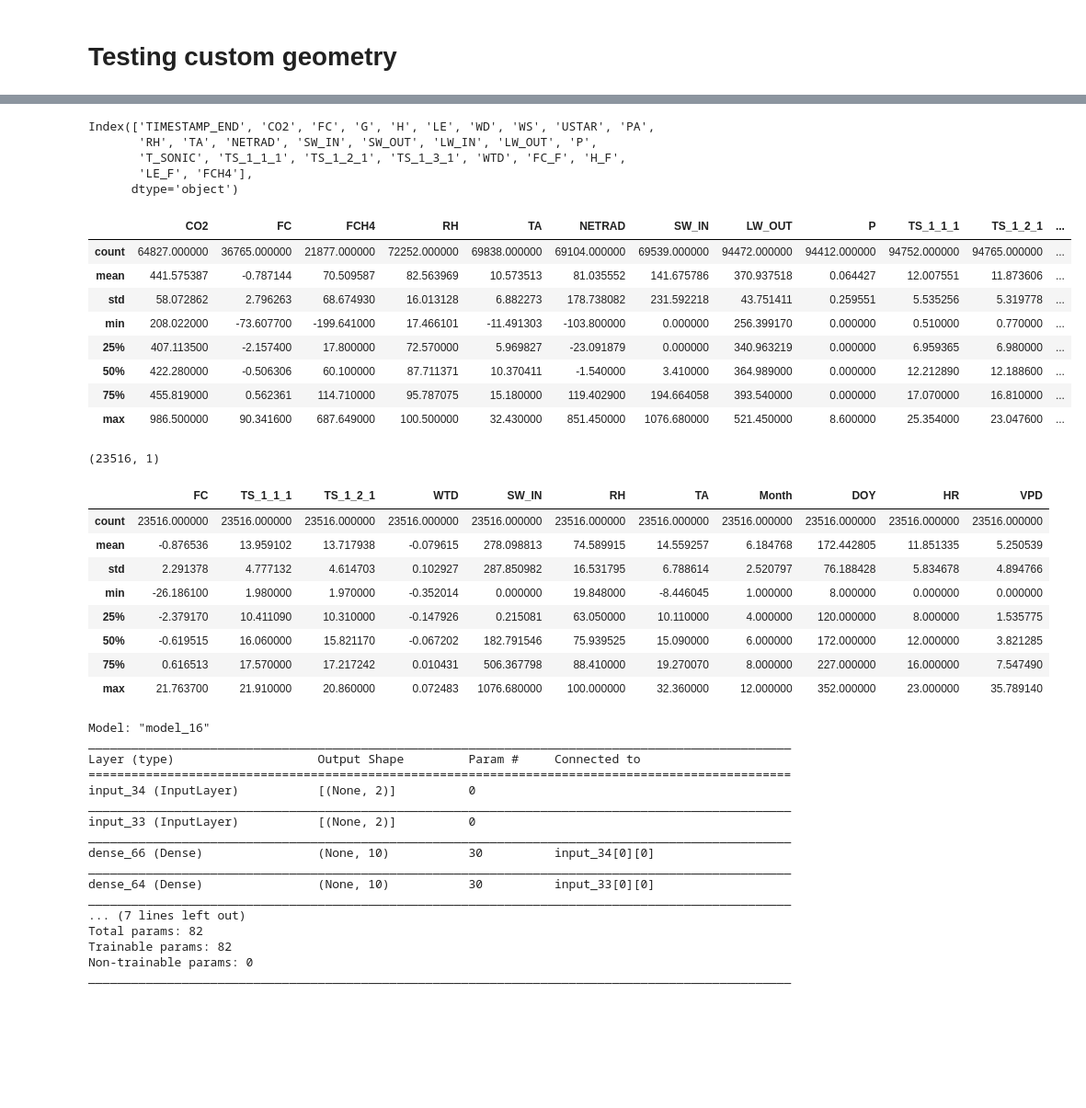
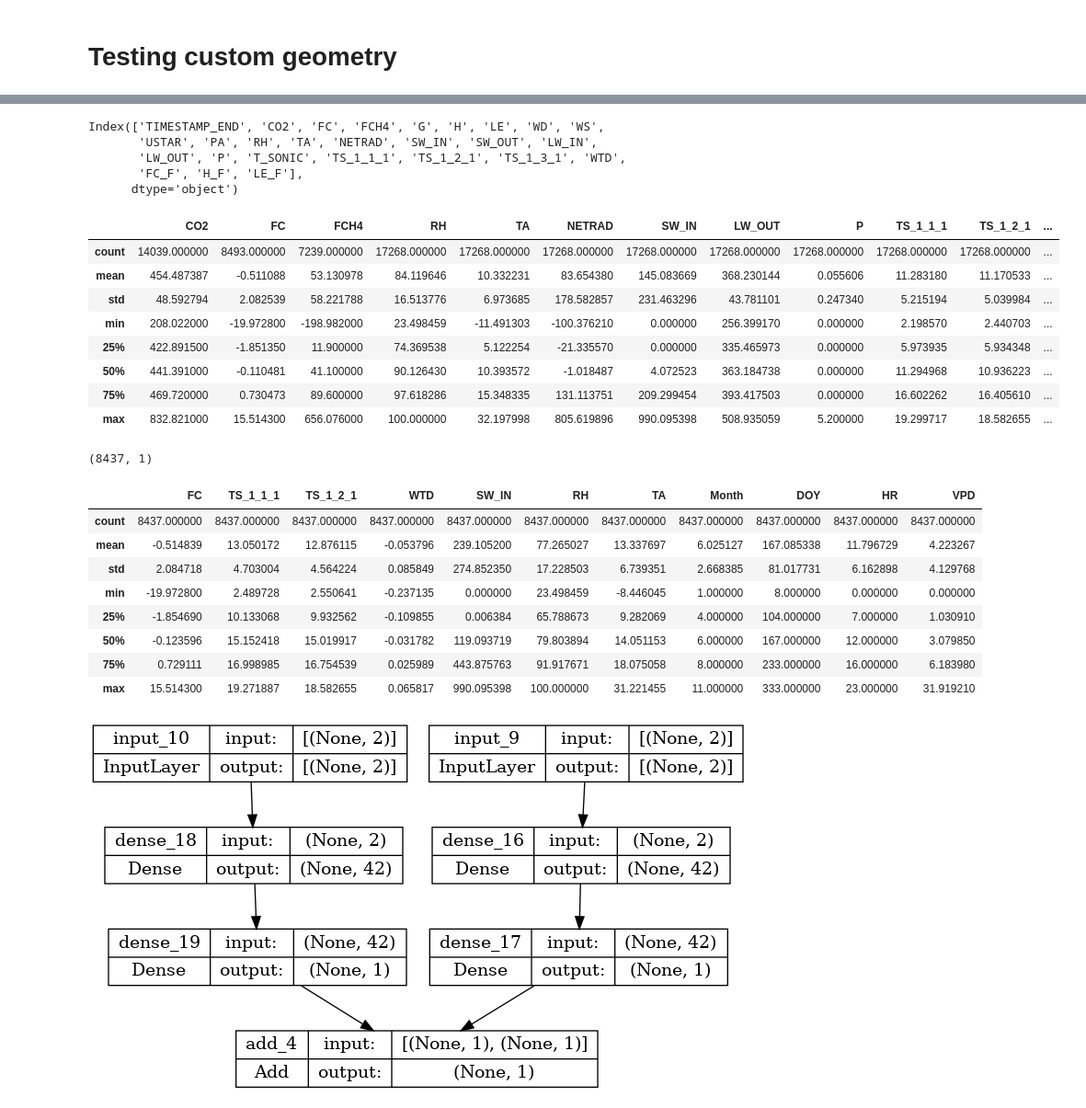
Before and after one commit to June-Skeeter/ML_Scripts, a Jupyter notebook: NN_Custom_Geometry.ipynb, the cells around one changed output, grey strips where cells are left out. Shown at 92% size. Drawn from its saved outputs; the diff is of its cells as text; code cells hidden in the pictures; blank space fills up the shorter version.

```diff
--- a/NN_Custom_Geometry.ipynb
+++ b/NN_Custom_Geometry.ipynb
@@ -10,42 +12,43 @@ from sklearn import metrics
 # %%
-for i in range(14,20):
+Start,End = 19,20
+for i in range(Start,End):
     i1,i2=str(i),str(i+1)
     if i < 18:
         V2 = '_V2'
     else:
         V2 = ''
     root_url = f"Data/CA-DBB_HH_20{i1}01010000_20{i2}01010000{V2}.csv"
     df = pd.read_csv(root_url,parse_dates=['TIMESTAMP_START'],na_values=-9999)
     df = df.set_index('TIMESTAMP_START')
-    if i == 14:
+    if i == Start:
         Data = df.copy()
     else:
         Data = pd.concat(
             [Data,df]
         )
 
 
 print(Data.columns)
 Data[['CO2', 'FC', 'FCH4', 'RH', 'TA', 'NETRAD', 'SW_IN', 'LW_OUT',
     'P', 'TS_1_1_1', 'TS_1_2_1', 'TS_1_3_1', 'WTD',
        ]].describe()
 # print(Data.loc[Data['USTAR']>.1,['FC','USTAR']].dropna().describe())
 # Data[['FC','USTAR']].dropna().describe()
 # %% [output]
-Index(['TIMESTAMP_END', 'CO2', 'FC', 'G', 'H', 'LE', 'WD', 'WS', 'USTAR', 'PA',
-       'RH', 'TA', 'NETRAD', 'SW_IN', 'SW_OUT', 'LW_IN', 'LW_OUT', 'P',
-       'T_SONIC', 'TS_1_1_1', 'TS_1_2_1', 'TS_1_3_1', 'WTD', 'FC_F', 'H_F',
-       'LE_F', 'FCH4'],
+Index(['TIMESTAMP_END', 'CO2', 'FC', 'FCH4', 'G', 'H', 'LE', 'WD', 'WS',
+       'USTAR', 'PA', 'RH', 'TA', 'NETRAD', 'SW_IN', 'SW_OUT', 'LW_IN',
+       'LW_OUT', 'P', 'T_SONIC', 'TS_1_1_1', 'TS_1_2_1', 'TS_1_3_1', 'WTD',
+       'FC_F', 'H_F', 'LE_F'],
       dtype='object')
 |  | CO2 | FC | FCH4 | RH | TA | NETRAD | SW_IN | LW_OUT | P | TS_1_1_1 | TS_1_2_1 | ... |
-| count | 64827.000000 | 36765.000000 | 21877.000000 | 72252.000000 | 69838.000000 | 69104.000000 | 69539.000000 | 94472.000000 | 94412.000000 | 94752.000000 | 94765.000000 | ... |
-| mean | 441.575387 | -0.787144 | 70.509587 | 82.563969 | 10.573513 | 81.035552 | 141.675786 | 370.937518 | 0.064427 | 12.007551 | 11.873606 | ... |
-| std | 58.072862 | 2.796263 | 68.674930 | 16.013128 | 6.882273 | 178.738082 | 231.592218 | 43.751411 | 0.259551 | 5.535256 | 5.319778 | ... |
-| min | 208.022000 | -73.607700 | -199.641000 | 17.466101 | -11.491303 | -103.800000 | 0.000000 | 256.399170 | 0.000000 | 0.510000 | 0.770000 | ... |
-| 25% | 407.113500 | -2.157400 | 17.800000 | 72.570000 | 5.969827 | -23.091879 | 0.000000 | 340.963219 | 0.000000 | 6.959365 | 6.980000 | ... |
-| 50% | 422.280000 | -0.506306 | 60.100000 | 87.711371 | 10.370411 | -1.540000 | 3.410000 | 364.989000 | 0.000000 | 12.212890 | 12.188600 | ... |
-| 75% | 455.819000 | 0.562361 | 114.710000 | 95.787075 | 15.180000 | 119.402900 | 194.664058 | 393.540000 | 0.000000 | 17.070000 | 16.810000 | ... |
-| max | 986.500000 | 90.341600 | 687.649000 | 100.500000 | 32.430000 | 851.450000 | 1076.680000 | 521.450000 | 8.600000 | 25.354000 | 23.047600 | ... |
+| count | 14039.000000 | 8493.000000 | 7239.000000 | 17268.000000 | 17268.000000 | 17268.000000 | 17268.000000 | 17268.000000 | 17268.000000 | 17268.000000 | 17268.000000 | ... |
+| mean | 454.487387 | -0.511088 | 53.130978 | 84.119646 | 10.332231 | 83.654380 | 145.083669 | 368.230144 | 0.055606 | 11.283180 | 11.170533 | ... |
+| std | 48.592794 | 2.082539 | 58.221788 | 16.513776 | 6.973685 | 178.582857 | 231.463296 | 43.781101 | 0.247340 | 5.215194 | 5.039984 | ... |
+| min | 208.022000 | -19.972800 | -198.982000 | 23.498459 | -11.491303 | -100.376210 | 0.000000 | 256.399170 | 0.000000 | 2.198570 | 2.440703 | ... |
+| 25% | 422.891500 | -1.851350 | 11.900000 | 74.369538 | 5.122254 | -21.335570 | 0.000000 | 335.465973 | 0.000000 | 5.973935 | 5.934348 | ... |
+| 50% | 441.391000 | -0.110481 | 41.100000 | 90.126430 | 10.393572 | -1.018487 | 4.072523 | 363.184738 | 0.000000 | 11.294968 | 10.936223 | ... |
+| 75% | 469.720000 | 0.730473 | 89.600000 | 97.618286 | 15.348335 | 131.113751 | 209.299454 | 393.417503 | 0.000000 | 16.602262 | 16.405610 | ... |
+| max | 832.821000 | 15.514300 | 656.076000 | 100.000000 | 32.197998 | 805.619896 | 990.095398 | 508.935059 | 5.200000 | 19.299717 | 18.582655 | ... |
 # %%
 def Calc_VPD(TA, RH):
     # Calculate vapour pressure (hPa)
@@ -71,16 +74,16 @@ y_train_NEE = Training_Data[['FC']].values
 print(y_train_NEE.shape)
 Training_Data.describe()
 # %% [output]
-(23516, 1)
+(8437, 1)
 |  | FC | TS_1_1_1 | TS_1_2_1 | WTD | SW_IN | RH | TA | Month | DOY | HR | VPD |
-| count | 23516.000000 | 23516.000000 | 23516.000000 | 23516.000000 | 23516.000000 | 23516.000000 | 23516.000000 | 23516.000000 | 23516.000000 | 23516.000000 | 23516.000000 |
-| mean | -0.876536 | 13.959102 | 13.717938 | -0.079615 | 278.098813 | 74.589915 | 14.559257 | 6.184768 | 172.442805 | 11.851335 | 5.250539 |
-| std | 2.291378 | 4.777132 | 4.614703 | 0.102927 | 287.850982 | 16.531795 | 6.788614 | 2.520797 | 76.188428 | 5.834678 | 4.894766 |
-| min | -26.186100 | 1.980000 | 1.970000 | -0.352014 | 0.000000 | 19.848000 | -8.446045 | 1.000000 | 8.000000 | 0.000000 | 0.000000 |
-| 25% | -2.379170 | 10.411090 | 10.310000 | -0.147926 | 0.215081 | 63.050000 | 10.110000 | 4.000000 | 120.000000 | 8.000000 | 1.535775 |
-| 50% | -0.619515 | 16.060000 | 15.821170 | -0.067202 | 182.791546 | 75.939525 | 15.090000 | 6.000000 | 172.000000 | 12.000000 | 3.821285 |
-| 75% | 0.616513 | 17.570000 | 17.217242 | 0.010431 | 506.367798 | 88.410000 | 19.270070 | 8.000000 | 227.000000 | 16.000000 | 7.547490 |
-| max | 21.763700 | 21.910000 | 20.860000 | 0.072483 | 1076.680000 | 100.000000 | 32.360000 | 12.000000 | 352.000000 | 23.000000 | 35.789140 |
+| count | 8437.000000 | 8437.000000 | 8437.000000 | 8437.000000 | 8437.000000 | 8437.000000 | 8437.000000 | 8437.000000 | 8437.000000 | 8437.000000 | 8437.000000 |
+| mean | -0.514839 | 13.050172 | 12.876115 | -0.053796 | 239.105200 | 77.265027 | 13.337697 | 6.025127 | 167.085338 | 11.796729 | 4.223267 |
+| std | 2.084718 | 4.703004 | 4.564224 | 0.085849 | 274.852350 | 17.228503 | 6.739351 | 2.668385 | 81.017731 | 6.162898 | 4.129768 |
+| min | -19.972800 | 2.489728 | 2.550641 | -0.237135 | 0.000000 | 23.498459 | -8.446045 | 1.000000 | 8.000000 | 0.000000 | 0.000000 |
+| 25% | -1.854690 | 10.133068 | 9.932562 | -0.109855 | 0.006384 | 65.788673 | 9.282069 | 4.000000 | 104.000000 | 7.000000 | 1.030910 |
+| 50% | -0.123596 | 15.152418 | 15.019917 | -0.031782 | 119.093719 | 79.803894 | 14.051153 | 6.000000 | 167.000000 | 12.000000 | 3.079850 |
+| 75% | 0.729111 | 16.998985 | 16.754539 | 0.025989 | 443.875763 | 91.917671 | 18.075058 | 8.000000 | 233.000000 | 16.000000 | 6.183980 |
+| max | 15.514300 | 19.271887 | 18.582655 | 0.065817 | 990.095398 | 100.000000 | 31.221455 | 11.000000 | 333.000000 | 23.000000 | 31.919210 |
 # %%
 def make_model(GPP_shape,ER_shape,hidden_nodes):
     input_layer_GPP = keras.layers.Input(GPP_shape)
@@ -121,26 +124,12 @@ def make_model(GPP_shape,ER_shape,hidden_nodes):
 
 model = make_model(x_train_GPP.shape[1],
                     x_train_ER.shape[1],
-                    10)
-model.summary()
+                    42)
+# model.summary()
+
+keras.utils.plot_model(model, show_shapes=True)
 # %% [output]
-Model: "model_16"
-__________________________________________________________________________________________________
-Layer (type)                    Output Shape         Param #     Connected to
-==================================================================================================
-input_34 (InputLayer)           [(None, 2)]          0
-__________________________________________________________________________________________________
-input_33 (InputLayer)           [(None, 2)]          0
-__________________________________________________________________________________________________
-dense_66 (Dense)                (None, 10)           30          input_34[0][0]
-__________________________________________________________________________________________________
-dense_64 (Dense)                (None, 10)           30          input_33[0][0]
-__________________________________________________________________________________________________
-... (7 lines left out)
-Total params: 82
-Trainable params: 82
-Non-trainable params: 0
-__________________________________________________________________________________________________
+[figure, added]
 # %%
 epochs = 250
 batch_size = 32
```
Also changed, not shown: parts of 6 cells of this notebook.
